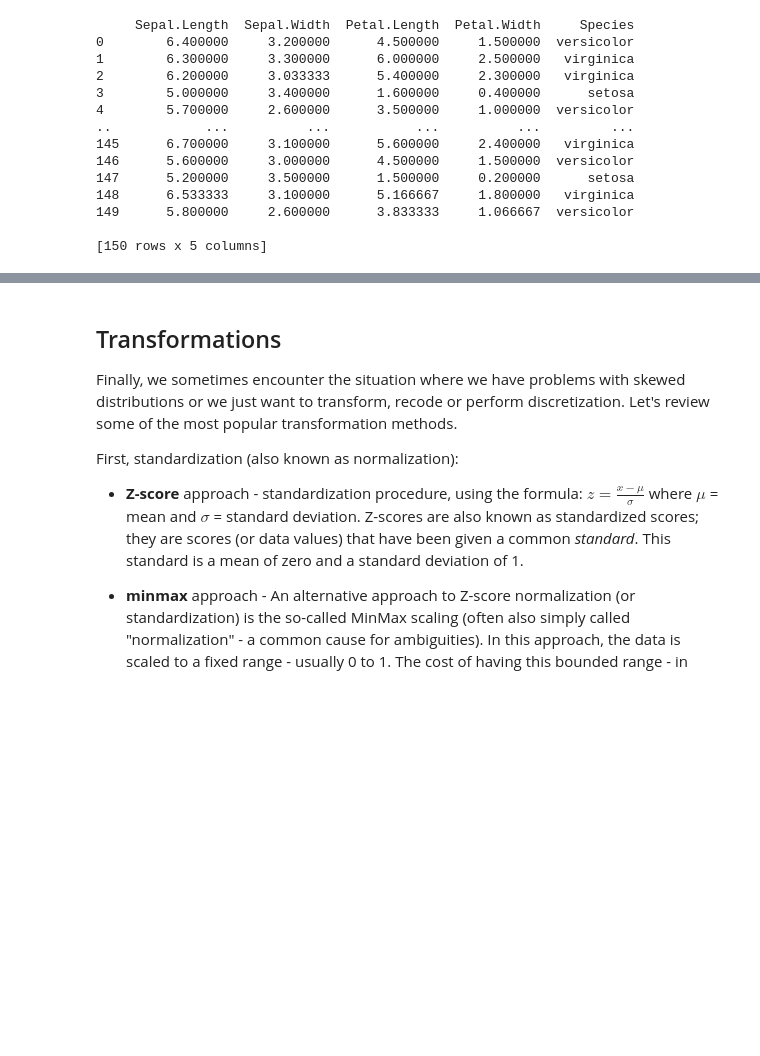
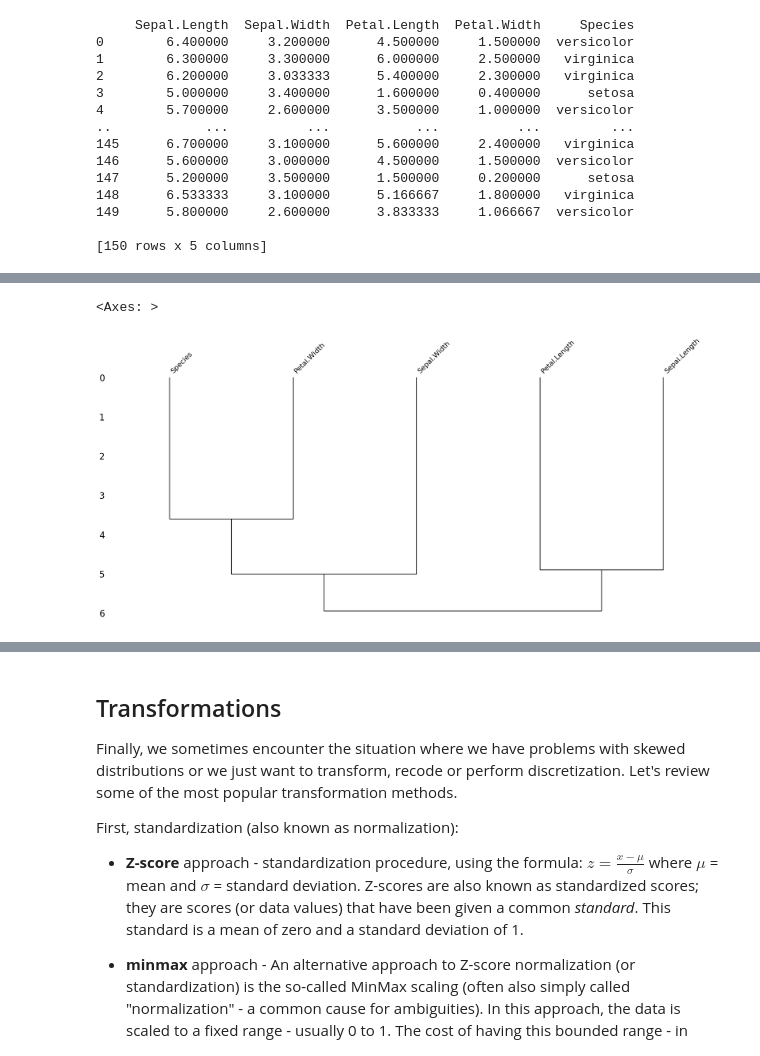
Before and after one commit to OskarPutz/DS, a Jupyter notebook: Exercise 4.ipynb, the cells around one changed output, grey strips where cells are left out. Cells and saved outputs as stored; diff of their text form; code cells hidden in the pictures; blank space fills up the shorter version.

```diff
--- a/Exercise 4.ipynb
+++ b/Exercise 4.ipynb
@@ -443,0 +448,5 @@ print(final_imputed_data)
+# %%
+msno.dendrogram(dirty_iris)
+# %% [output]
+<Axes: >
+[figure, added]
```
Also changed, not shown: parts of 6 cells of this notebook.
